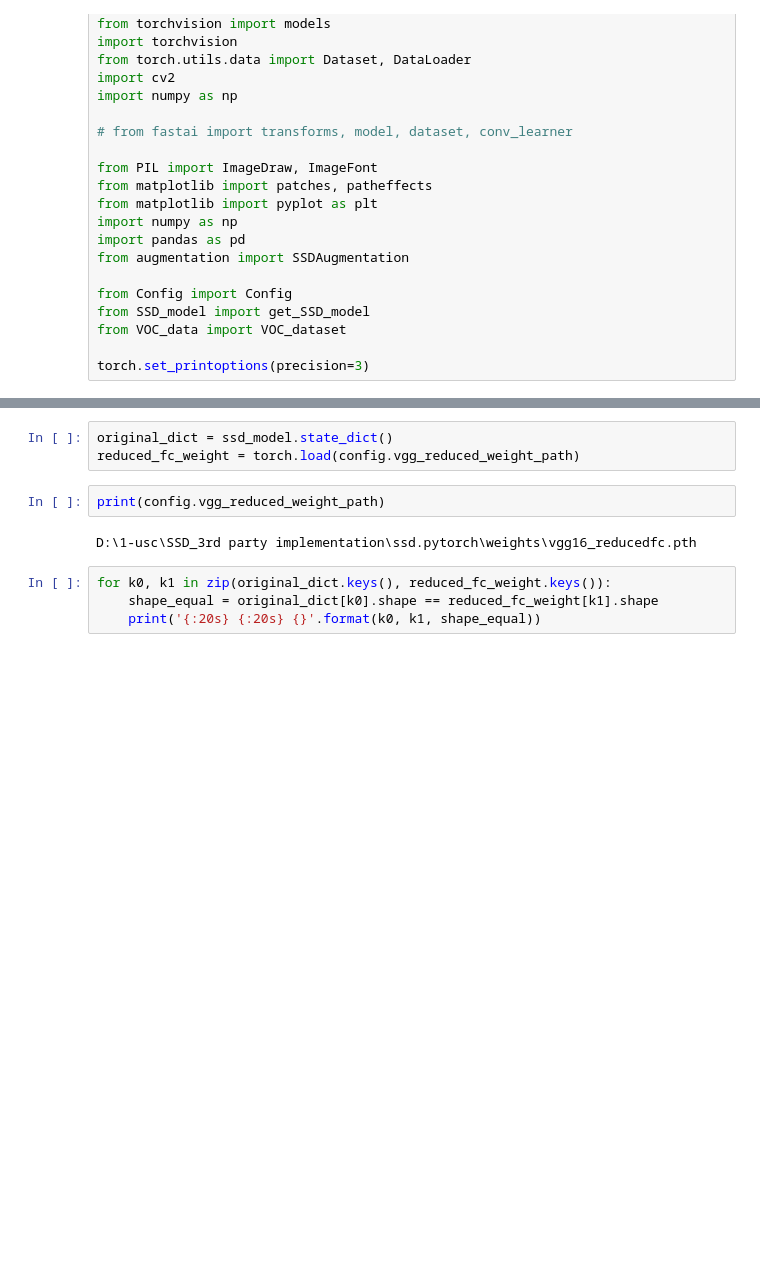
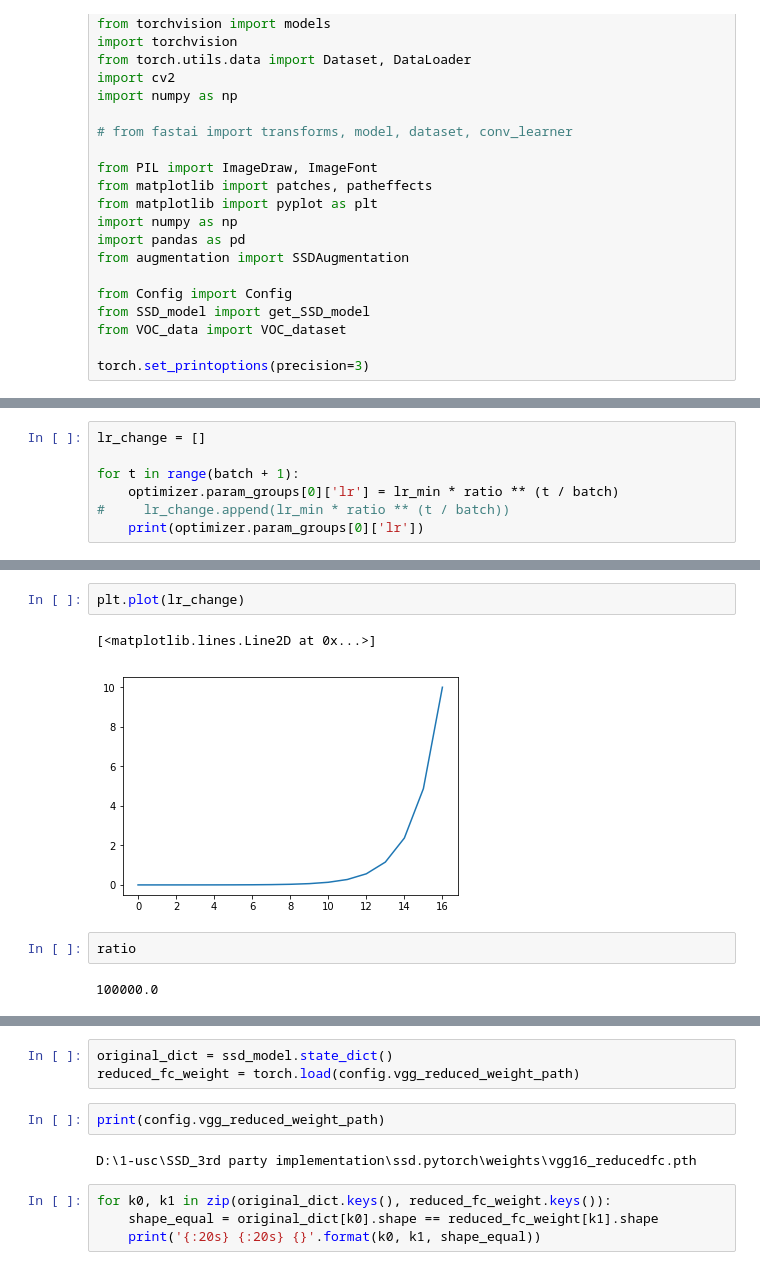
Before and after one commit to kindeQi/PyTorch_SSD, a Jupyter notebook: test.ipynb, the cells around one changed output, grey strips where cells are left out. Cells and saved outputs as stored; diff of their text form; blank space fills up the shorter version.

```diff
--- a/test.ipynb
+++ b/test.ipynb
@@ -32,0 +78,7 @@ torch.set_printoptions(precision=3)
+# %%
+lr_change = []
+
+for t in range(batch + 1):
+    optimizer.param_groups[0]['lr'] = lr_min * ratio ** (t / batch)
+#     lr_change.append(lr_min * ratio ** (t / batch))
+    print(optimizer.param_groups[0]['lr'])
@@ -33,2 +103,11 @@ torch.set_printoptions(precision=3)
+# %%
+plt.plot(lr_change)
+# %% [output]
+[<matplotlib.lines.Line2D at 0x...>]
+[figure, added]
+# %%
+ratio
+# %% [output]
+100000.0
 # %%
 config = Config('local')
```
Also changed, not shown: parts of 11 cells of this notebook, 3 other files.
